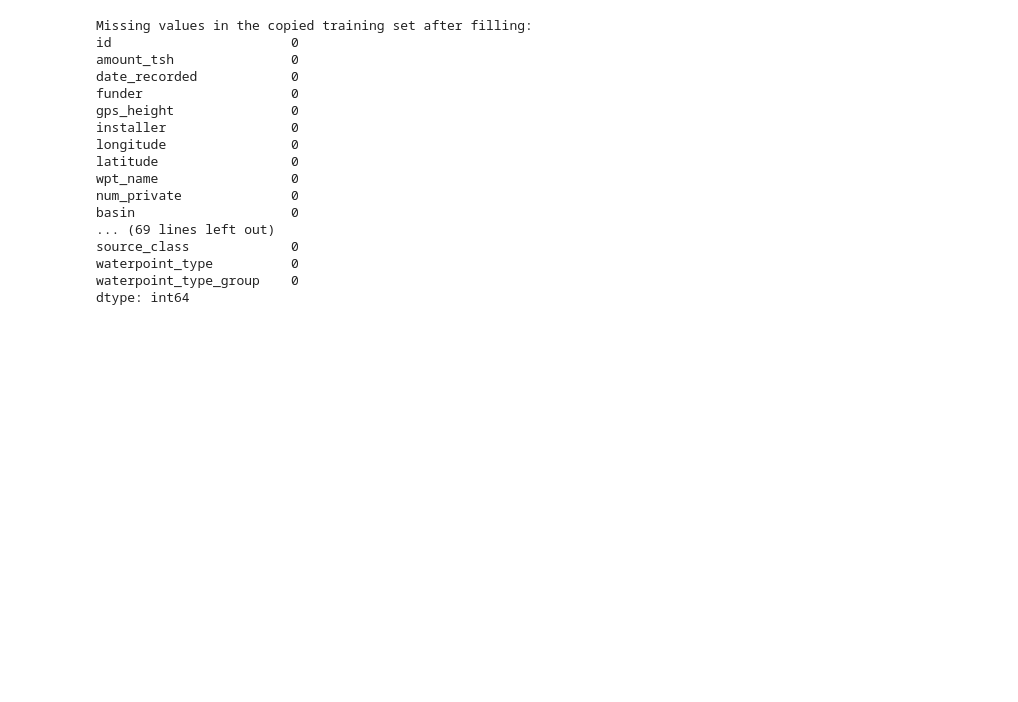
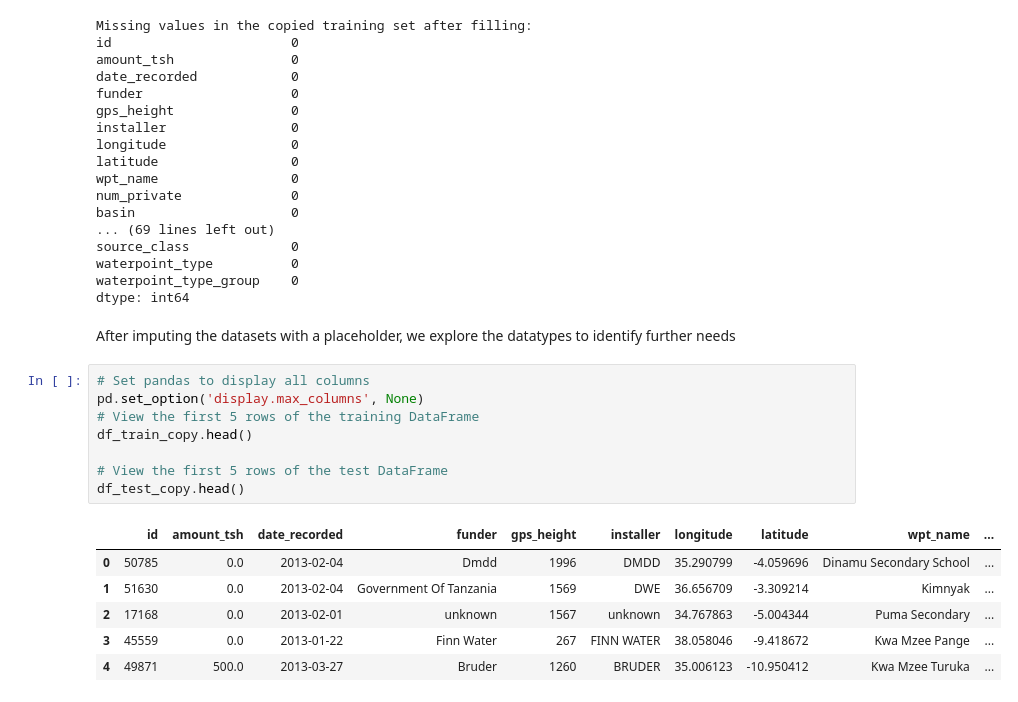
Before and after one commit to George-Chira/ml_water_project, a Jupyter notebook: index.ipynb, the cells around one changed output. Drawn from its saved outputs; the diff is of its cells as text; blank space fills up the shorter version.

Commit message:
data format standardization completed

```diff
--- a/index.ipynb
+++ b/index.ipynb
@@ -310,3 +292,20 @@ source_class             0
 waterpoint_type          0
 waterpoint_type_group    0
 dtype: int64
+# %% [markdown]
+After imputing the datasets with a placeholder, we explore the datatypes to identify further needs
+# %%
+# Set pandas to display all columns
+pd.set_option('display.max_columns', None)
+# View the first 5 rows of the training DataFrame
+df_train_copy.head()
+
+# View the first 5 rows of the test DataFrame
+df_test_copy.head()
+# %% [output]
+|  | id | amount_tsh | date_recorded | funder | gps_height | installer | longitude | latitude | wpt_name | ... |
+| 0 | 50785 | 0.0 | 2013-02-04 | Dmdd | 1996 | DMDD | 35.290799 | -4.059696 | Dinamu Secondary School | ... |
+| 1 | 51630 | 0.0 | 2013-02-04 | Government Of Tanzania | 1569 | DWE | 36.656709 | -3.309214 | Kimnyak | ... |
+| 2 | 17168 | 0.0 | 2013-02-01 | unknown | 1567 | unknown | 34.767863 | -5.004344 | Puma Secondary | ... |
+| 3 | 45559 | 0.0 | 2013-01-22 | Finn Water | 267 | FINN WATER | 38.058046 | -9.418672 | Kwa Mzee Pange | ... |
+| 4 | 49871 | 500.0 | 2013-03-27 | Bruder | 1260 | BRUDER | 35.006123 | -10.950412 | Kwa Mzee Turuka | ... |
```
Also changed, not shown: parts of 6 cells of this notebook.
